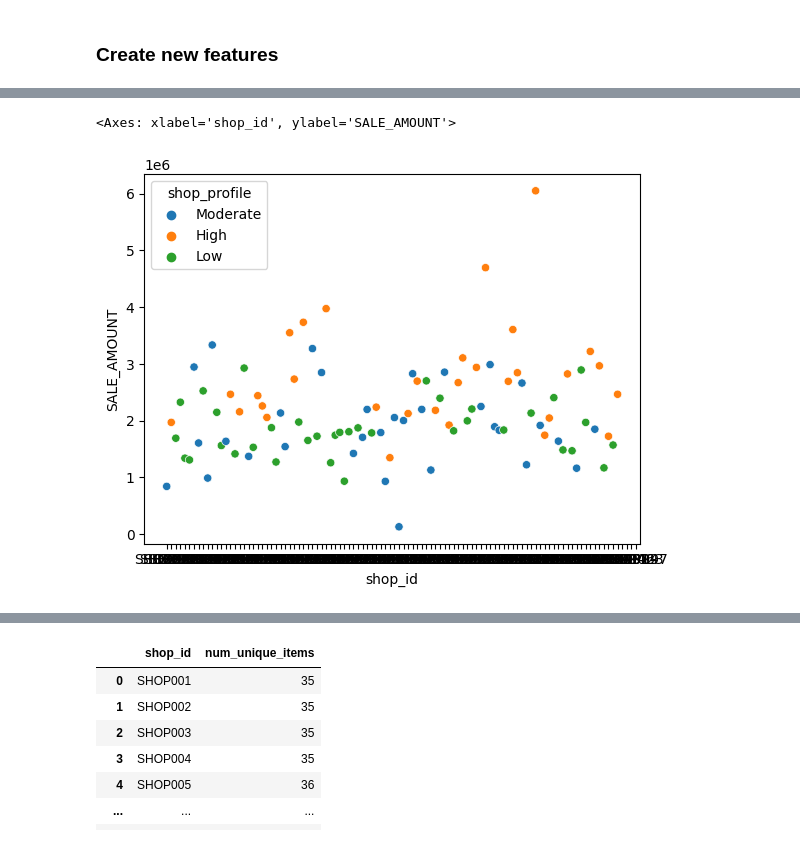
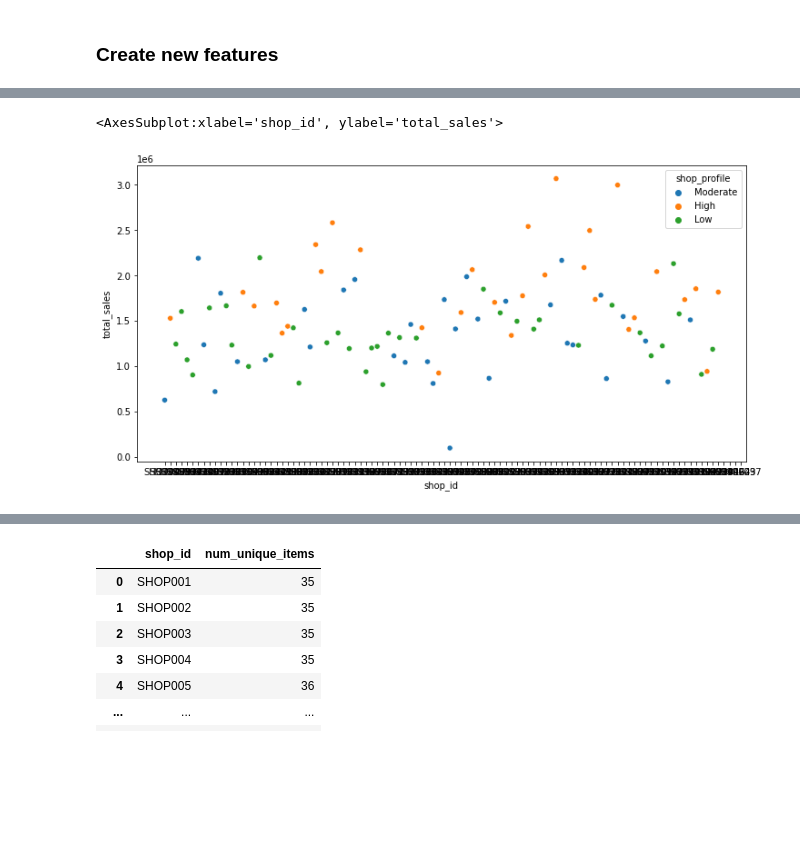
Before and after one commit to tharoosha/DataStorm077, a Jupyter notebook: Day3/Notebook04_new.ipynb, the cells around one changed output, grey strips where cells are left out. Drawn from its saved outputs; the diff is of its cells as text; code cells hidden in the pictures; blank space fills up the shorter version.

```diff
--- a/Day3/Notebook04_new.ipynb
+++ b/Day3/Notebook04_new.ipynb
@@ -540,0 +299,5 @@ outliers_df2
+# %%
+# caluculate daily income for each store
+df['daily_income'] = df.groupby(['shop_id', 'month', 'day'])['sale_amount'].transform('sum')
+df['daily_income'] = df['daily_income'] / df.groupby(['shop_id', 'month', 'day'])['shop_id'].transform('count')
+df[df['shop_id'] == 'SHOP008']
@@ -540,0 +318,4 @@ outliers_df2
+# %%
+# get the median daily income for each store
+income_df = df.groupby(['shop_id'])['daily_income'].median().reset_index()
+income_df.rename(columns={'daily_income': 'median_daily_income'}, inplace=True)
@@ -541,3 +328,6 @@ outliers_df2
+# %%
+df1 = pd.merge(df1, income_df, on='shop_id', how='left')
 # %%
-sales_by_shop = df.groupby('shop_id')['SALE_AMOUNT'].sum().reset_index()
-# sales_by_shop
+sales_by_shop = df.groupby('shop_id')['sale_amount'].sum().reset_index()
+sales_by_shop.rename(columns={'sale_amount': 'total_sales'}, inplace=True)
+sales_by_shop.head()
@@ -561,7 +351,8 @@ df1
 # %%
 # scatterplot of sales amount and shop id
-sns.scatterplot(x='shop_id', y='SALE_AMOUNT', data=df1, hue='shop_profile')
+fig, ax = plt.subplots(figsize=(12, 6))
+sns.scatterplot(x='shop_id', y='total_sales', data=df1, hue='shop_profile', ax=ax)
 # %% [output]
-<Axes: xlabel='shop_id', ylabel='SALE_AMOUNT'>
+<AxesSubplot:xlabel='shop_id', ylabel='total_sales'>
-[figure, old version]
+[figure, new version]
 # %%
```
Also changed, not shown: parts of 109 cells of this notebook, 3 other files.
